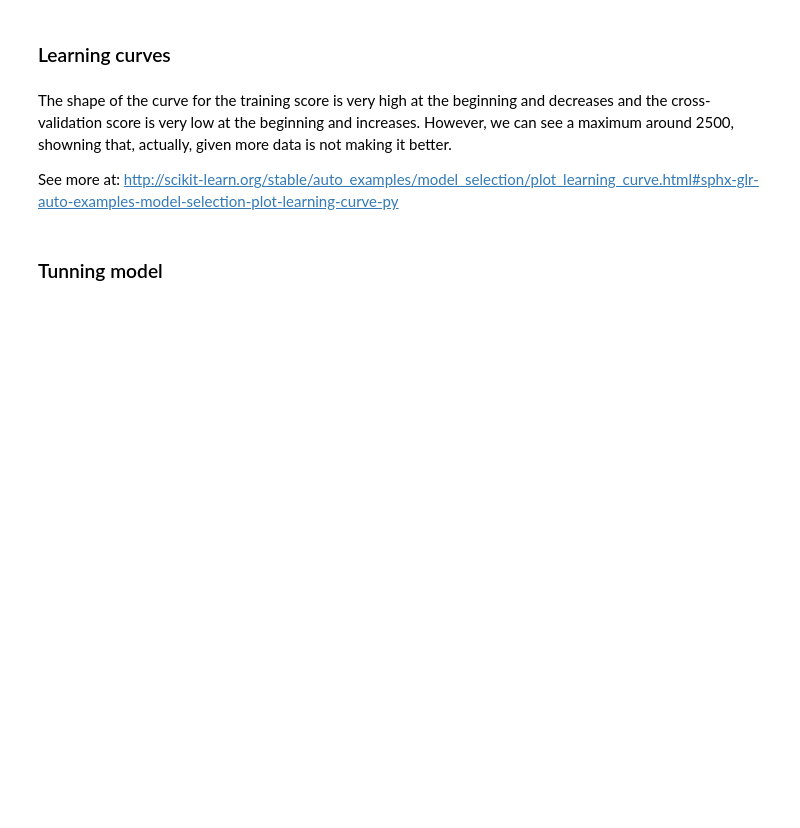
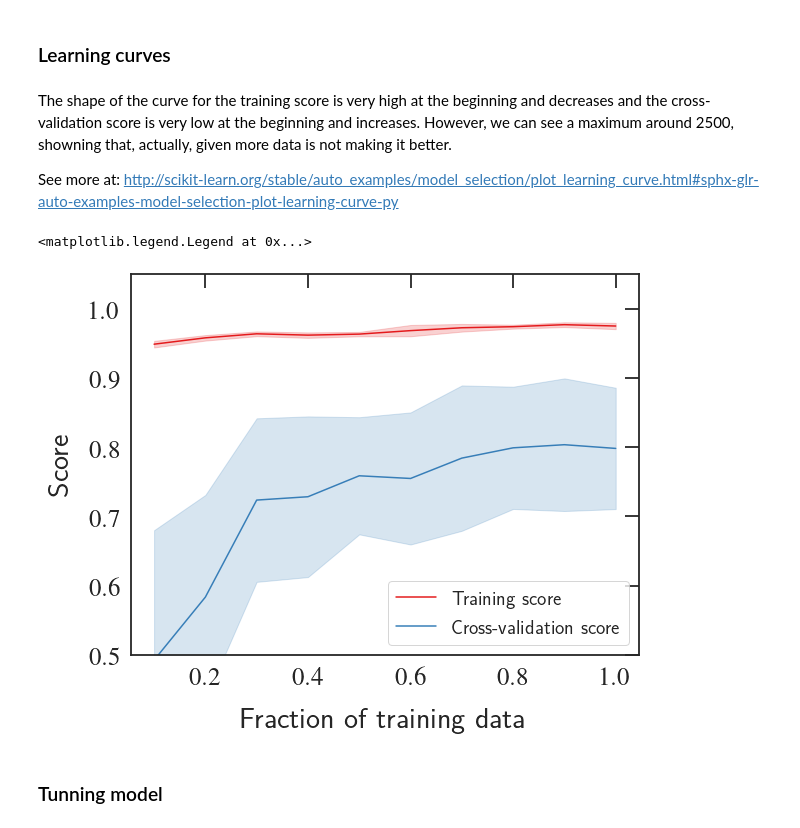
Before and after one commit to lgaalves/AppliedMathSchoolLectures, a Jupyter notebook: day-5-machine-learning-part-II/05 - Homicides prediction.ipynb, the cells around one changed output. Drawn from its saved outputs; the diff is of its cells as text; code cells hidden in the pictures; blank space fills up the shorter version.

```diff
--- a/day-5-machine-learning-part-II/05 - Homicides prediction.ipynb
+++ b/day-5-machine-learning-part-II/05 - Homicides prediction.ipynb
@@ -522,7 +595,7 @@ estimator = RandomForestRegressor(n_jobs=-1).set_params(**{'bootstrap': True,
                                                            'max_features': 'auto',
                                                            'min_samples_split': 2,
                                                            'n_estimators': 100})
-train_sizes_lc=np.linspace(.1, 1.0, 3)
+train_sizes_lc=np.linspace(.1, 1.0, 10)
 
 train_sizes_lc, train_scores, test_scores = learning_curve(estimator,
                                                         X,
@@ -542,19 +615,22 @@ http://scikit-learn.org/stable/auto_examples/model_selection/plot_learning_curve
 # %%
 fig, ax = plt.subplots(figsize=figsize)
 ax.set_xlabel("Fraction of training data")
 ax.set_ylabel("Score")
 ax.set_ylim(0.5,1.05)
 #ax.grid()
-ax.fill_between(np.linspace(.1, 1.0, 8), train_scores_mean_lc - train_scores_std_lc,
+ax.fill_between(np.linspace(.1, 1.0, 10), train_scores_mean_lc - train_scores_std_lc,
                  train_scores_mean_lc + train_scores_std_lc, alpha=0.2,
                  color="#e41a1c")
-ax.fill_between(np.linspace(.1, 1.0, 8), test_scores_mean_lc - test_scores_std_lc,
+ax.fill_between(np.linspace(.1, 1.0, 10), test_scores_mean_lc - test_scores_std_lc,
                  test_scores_mean_lc + test_scores_std_lc, alpha=0.2, color="#377eb8")
-ax.plot(np.linspace(.1, 1.0, 8), train_scores_mean_lc, '-', color="#e41a1c",
+ax.plot(np.linspace(.1, 1.0, 10), train_scores_mean_lc, '-', color="#e41a1c",
          label="Training score")
-ax.plot(np.linspace(.1, 1.0, 8), test_scores_mean_lc, '-', color="#377eb8",
+ax.plot(np.linspace(.1, 1.0, 10), test_scores_mean_lc, '-', color="#377eb8",
          label="Cross-validation score")
 ax.legend(loc="lower right",fontsize=20)
+# %% [output]
+<matplotlib.legend.Legend at 0x...>
+[figure, added]
 # %% [markdown]
 ### Tunning model
 # %% [markdown]
```
Also changed, not shown: parts of 36 cells of this notebook, 24 other files.
